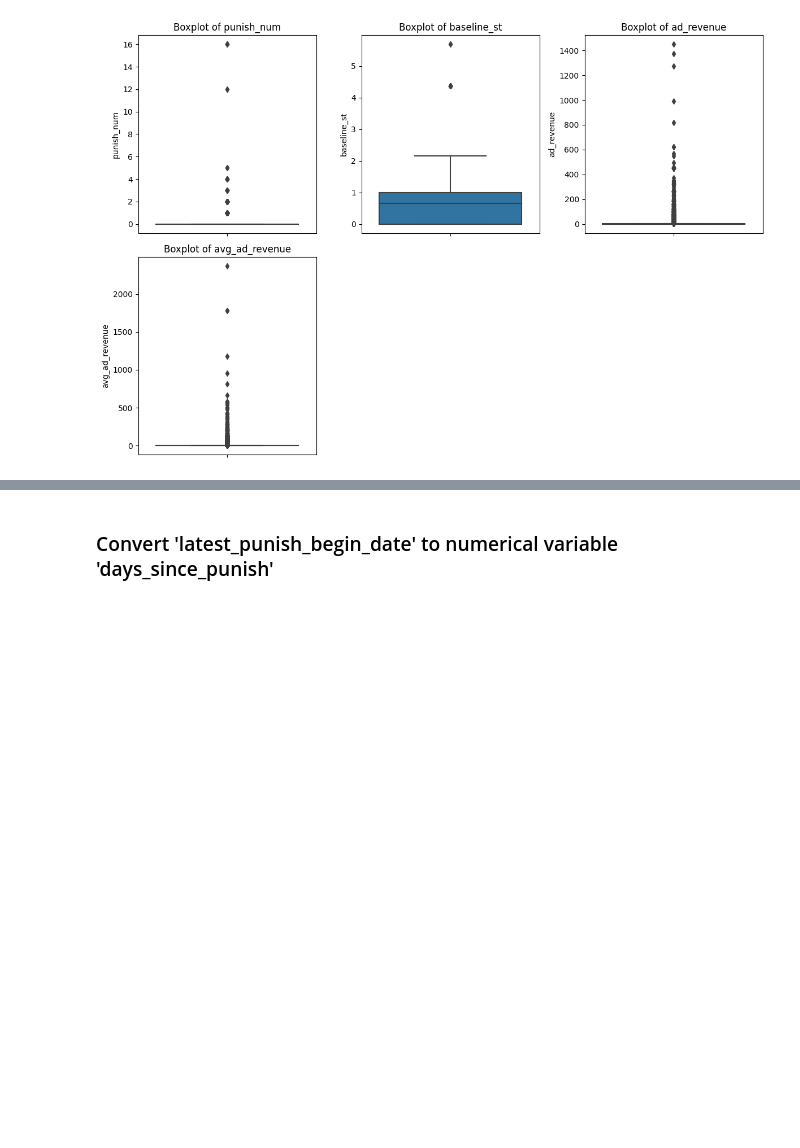
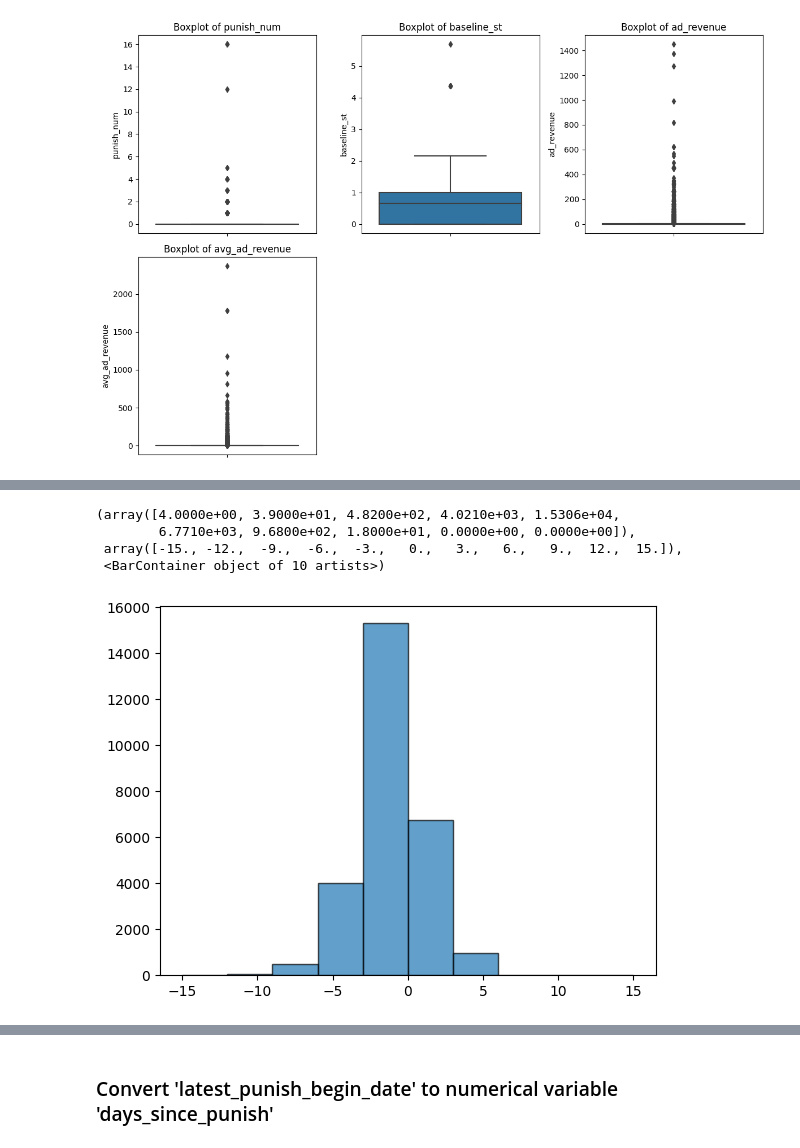
Before and after one commit to Lu-Yi-Fan/Tiktok-hackerthon, a Jupyter notebook: main.ipynb, the cells around one changed output, grey strips where cells are left out. Drawn from its saved outputs; the diff is of its cells as text; code cells hidden in the pictures; blank space fills up the shorter version.

```diff
--- a/main.ipynb
+++ b/main.ipynb
@@ -379,0 +419,10 @@ plt.show()
+# %%
+ads_dim_scaled["log_ad_revenue"] = np.log(ads_dim_scaled["ad_revenue"])
+
+plt.hist(ads_dim_scaled["log_ad_revenue"],  edgecolor='black', alpha=0.7, range = (-15,15))
+# %% [output]
+(array([4.0000e+00, 3.9000e+01, 4.8200e+02, 4.0210e+03, 1.5306e+04,
+        6.7710e+03, 9.6800e+02, 1.8000e+01, 0.0000e+00, 0.0000e+00]),
+ array([-15., -12.,  -9.,  -6.,  -3.,   0.,   3.,   6.,   9.,  12.,  15.]),
+ <BarContainer object of 10 artists>)
+[figure, added]
```
Also changed, not shown: parts of 24 cells of this notebook.
